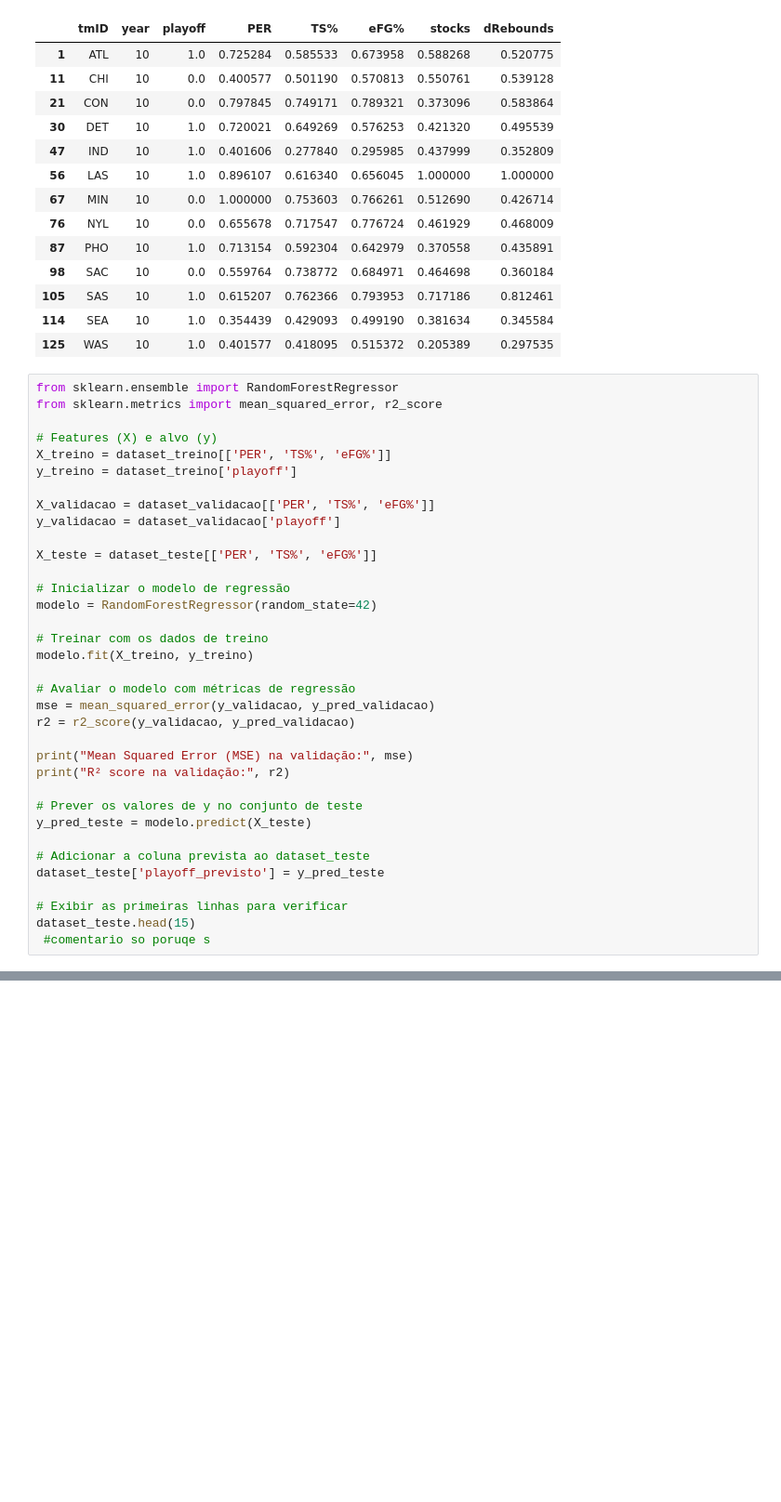
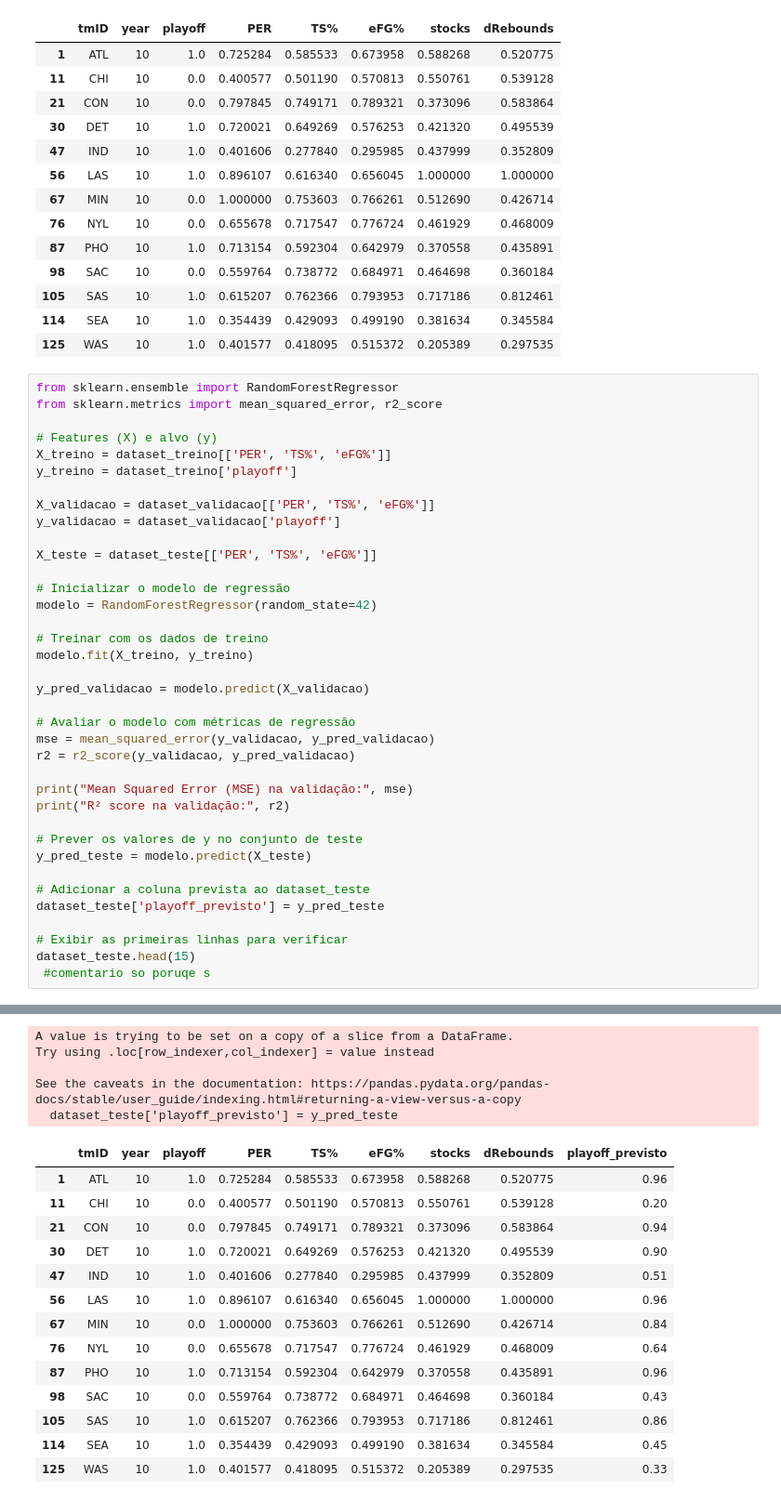
Before and after one commit to maxbper/AC, a Jupyter notebook: junta.ipynb, the cells around one changed output, grey strips where cells are left out. Shown at 93% size. Cells and saved outputs as stored; diff of their text form; blank space fills up the shorter version.

```diff
--- a/junta.ipynb
+++ b/junta.ipynb
@@ -505,6 +505,8 @@ modelo = RandomForestRegressor(random_state=42)
 # Treinar com os dados de treino
 modelo.fit(X_treino, y_treino)
 
+y_pred_validacao = modelo.predict(X_validacao)
+
 # Avaliar o modelo com métricas de regressão
 mse = mean_squared_error(y_validacao, y_pred_validacao)
 r2 = r2_score(y_validacao, y_pred_validacao)
@@ -526,3 +529,22 @@ ValueError: Found input variables with inconsistent numbers of samples: [14, 27]
+A value is trying to be set on a copy of a slice from a DataFrame.
+Try using .loc[row_indexer,col_indexer] = value instead
+
+See the caveats in the documentation: https://pandas.pydata.org/pandas-docs/stable/user_guide/indexing.html#returning-a-view-versus-a-copy
+  dataset_teste['playoff_previsto'] = y_pred_teste
+|  | tmID | year | playoff | PER | TS% | eFG% | stocks | dRebounds | playoff_previsto |
+| 1 | ATL | 10 | 1.0 | 0.725284 | 0.585533 | 0.673958 | 0.588268 | 0.520775 | 0.96 |
+| 11 | CHI | 10 | 0.0 | 0.400577 | 0.501190 | 0.570813 | 0.550761 | 0.539128 | 0.20 |
+| 21 | CON | 10 | 0.0 | 0.797845 | 0.749171 | 0.789321 | 0.373096 | 0.583864 | 0.94 |
+| 30 | DET | 10 | 1.0 | 0.720021 | 0.649269 | 0.576253 | 0.421320 | 0.495539 | 0.90 |
+| 47 | IND | 10 | 1.0 | 0.401606 | 0.277840 | 0.295985 | 0.437999 | 0.352809 | 0.51 |
+| 56 | LAS | 10 | 1.0 | 0.896107 | 0.616340 | 0.656045 | 1.000000 | 1.000000 | 0.96 |
+| 67 | MIN | 10 | 0.0 | 1.000000 | 0.753603 | 0.766261 | 0.512690 | 0.426714 | 0.84 |
+| 76 | NYL | 10 | 0.0 | 0.655678 | 0.717547 | 0.776724 | 0.461929 | 0.468009 | 0.64 |
+| 87 | PHO | 10 | 1.0 | 0.713154 | 0.592304 | 0.642979 | 0.370558 | 0.435891 | 0.96 |
+| 98 | SAC | 10 | 0.0 | 0.559764 | 0.738772 | 0.684971 | 0.464698 | 0.360184 | 0.43 |
+| 105 | SAS | 10 | 1.0 | 0.615207 | 0.762366 | 0.793953 | 0.717186 | 0.812461 | 0.86 |
+| 114 | SEA | 10 | 1.0 | 0.354439 | 0.429093 | 0.499190 | 0.381634 | 0.345584 | 0.45 |
+| 125 | WAS | 10 | 1.0 | 0.401577 | 0.418095 | 0.515372 | 0.205389 | 0.297535 | 0.33 |
 # %%
 from sklearn.ensemble import GradientBoostingRegressor
 from sklearn.metrics import mean_squared_error, r2_score
```
Also changed, not shown: parts of 2 cells of this notebook.
